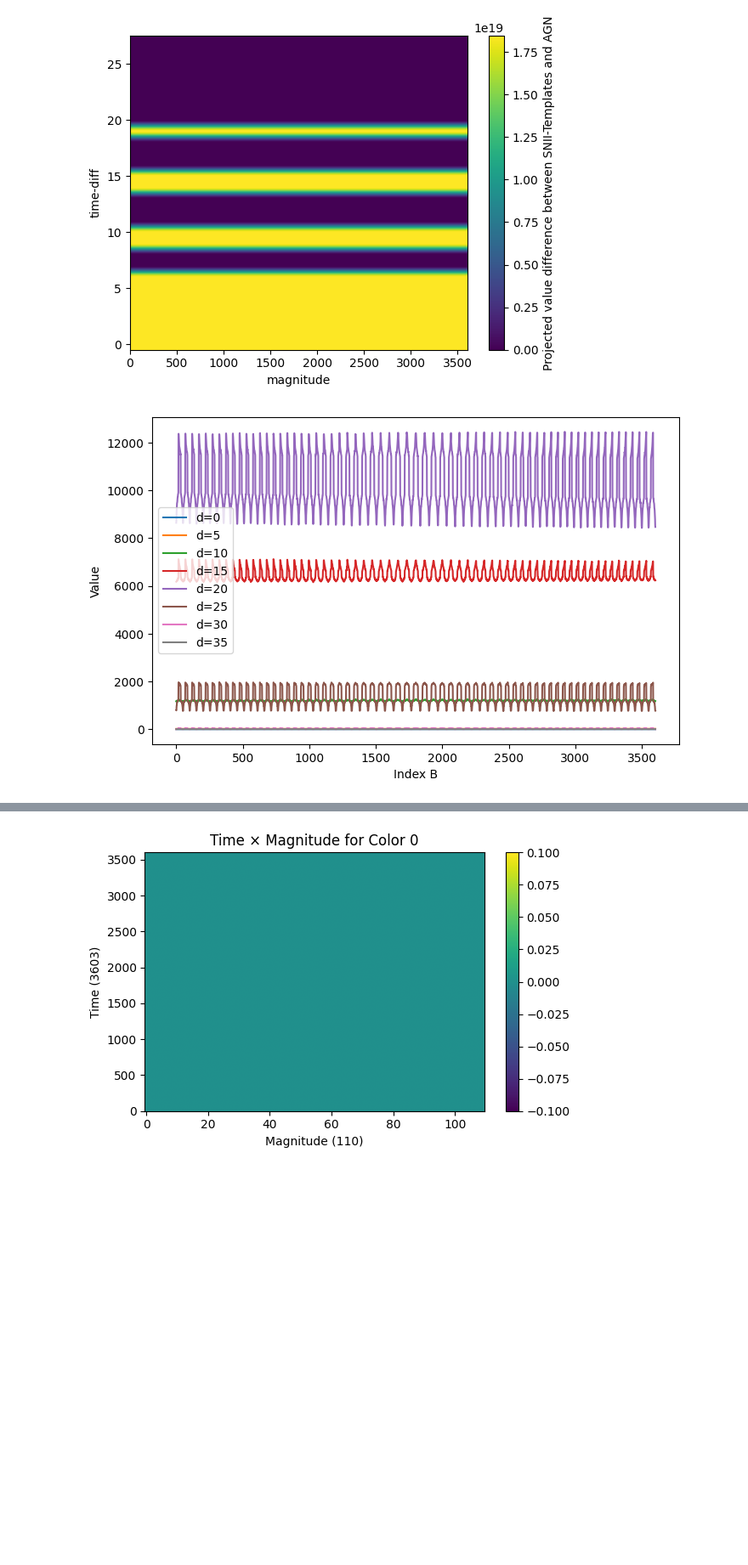
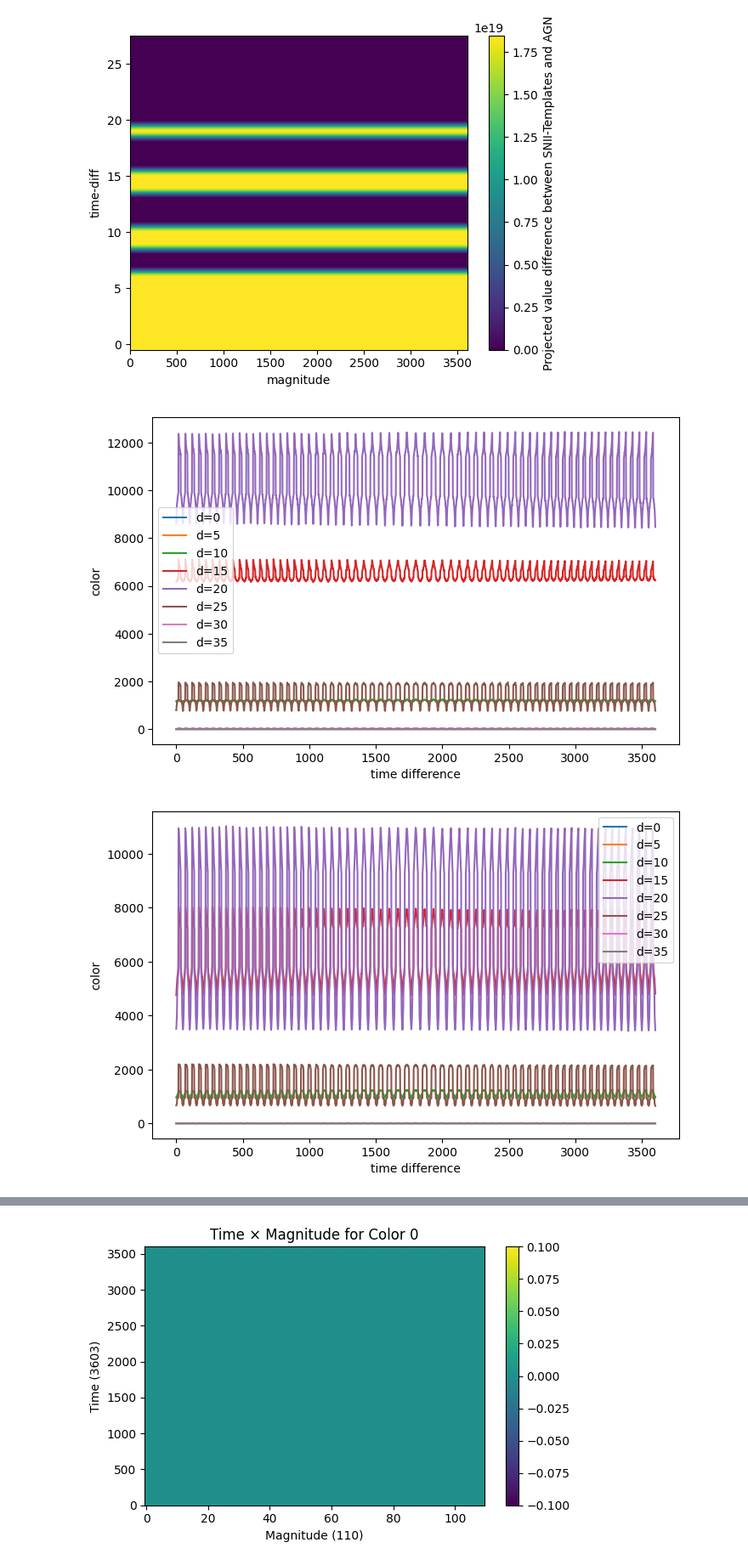
Before and after one commit to Rachel-0420/Cross-Entropy-Fast-Transient, a Jupyter notebook: cross_entropy_btw_supernovae.ipynb, the cells around one changed output, grey strips where cells are left out. Shown at 85% size. Cells and saved outputs as stored; diff of their text form; code cells hidden in the pictures; blank space fills up the shorter version.

Commit message:
added plots of the orginal Data1 - Data3

```diff
--- a/cross_entropy_btw_supernovae.ipynb
+++ b/cross_entropy_btw_supernovae.ipynb
@@ -113,14 +113,39 @@ plt.show()
 # %%
 proj = Data1.mean(axis=0)   # shape → (3603, 110, 38)
 
 # Plot several fixed-D slices
 plt.figure(figsize=(8,5))
 for d in range(0, 38, 5):
     plt.plot(proj[:, 50, d], label=f"d={d}")  # slice C=50
 
 plt.legend()
-plt.xlabel("Index B")
-plt.ylabel("Value")
+plt.xlabel("time difference")
+plt.ylabel("color")
 plt.show()
+
+
+proj2 = Data2.mean(axis=0)
+
+plt.figure(figsize=(8,5))
+for d in range(0, 38, 5):
+    plt.plot(proj2[:, 50, d], label=f"d={d}")
+
+plt.legend()
+plt.xlabel("time difference")
+plt.ylabel("color")
+plt.show()
+
+
+proj3 = Data3.mean(axis=0)
+
+plt.figure(figsize=(8,5))
+for d in range(0, 38, 5):
+    plt.plot(proj3[:, 50, d], label=f"d={d}")
+
+plt.legend()
+plt.xlabel("time difference")
+plt.ylabel("color")
+plt.show()
 # %% [output]
-[figure, old version]
+[figure, new version]
+[figure, added]
```
Also changed, not shown: parts of 6 cells of this notebook.
